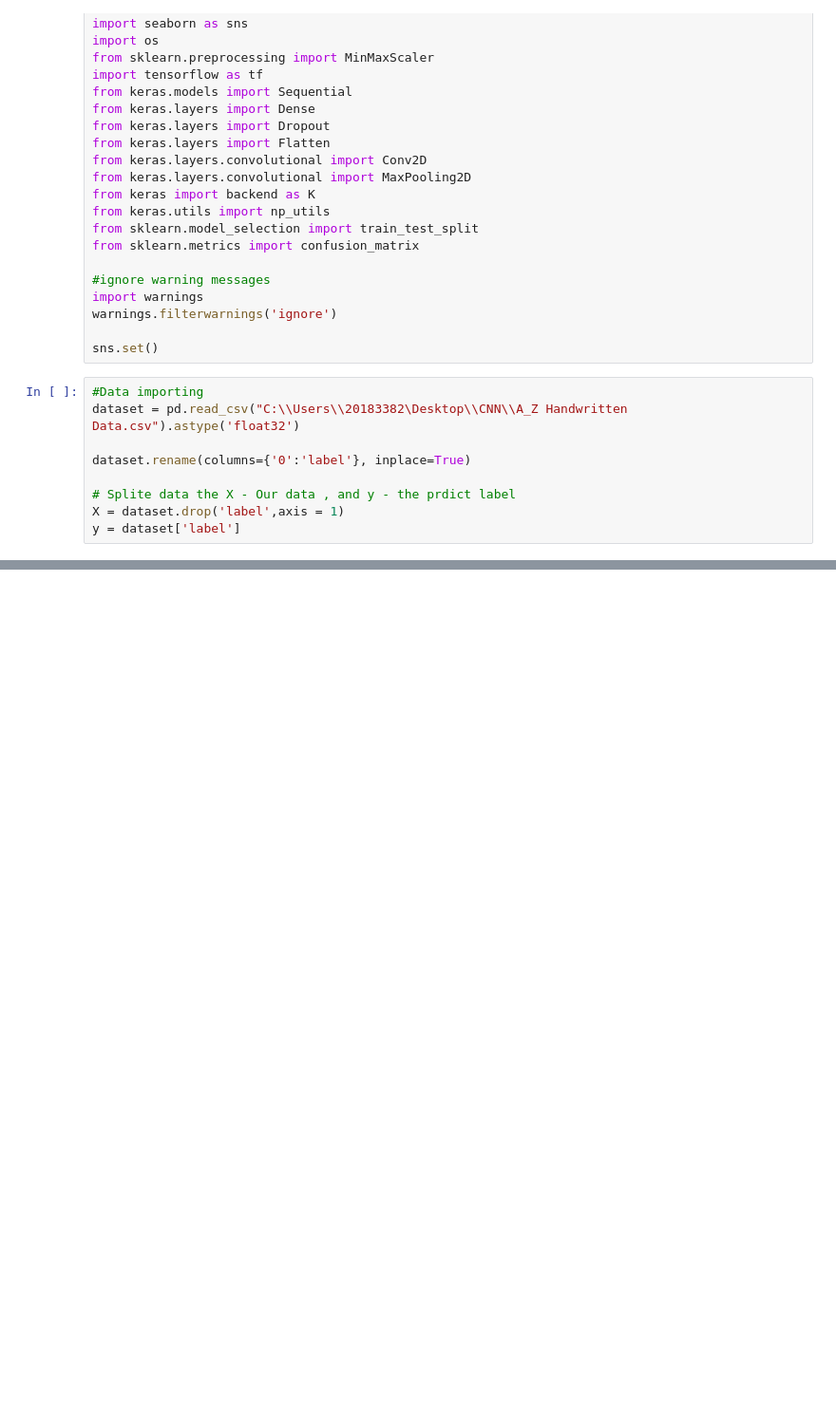
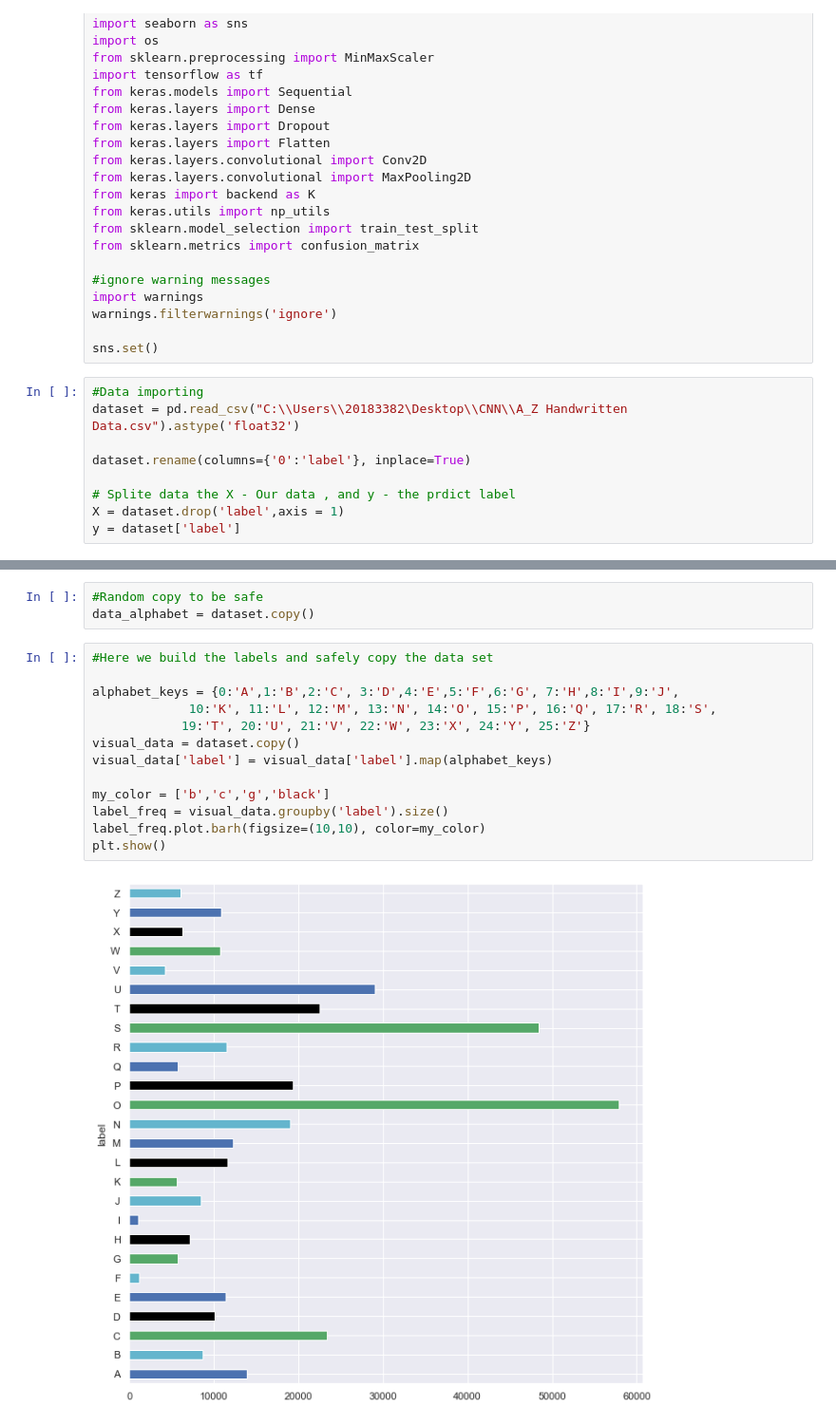
Before and after one commit to Bandabou/CNN-letter-classification, a Jupyter notebook: CNN.ipynb, the cells around one changed output, grey strips where cells are left out. Shown: that part at 95% size. Saved outputs shown, nothing was run; the diff lists cells and outputs as text; blank space fills up the shorter version.

Commit message:
data vis

```diff
--- a/CNN.ipynb
+++ b/CNN.ipynb
@@ -39,0 +70,18 @@ y = dataset['label']
+# %%
+#Random copy to be safe
+data_alphabet = dataset.copy()
+# %%
+#Here we build the labels and safely copy the data set
+
+alphabet_keys = {0:'A',1:'B',2:'C', 3:'D',4:'E',5:'F',6:'G', 7:'H',8:'I',9:'J',
+             10:'K', 11:'L', 12:'M', 13:'N', 14:'O', 15:'P', 16:'Q', 17:'R', 18:'S',
+            19:'T', 20:'U', 21:'V', 22:'W', 23:'X', 24:'Y', 25:'Z'}
+visual_data = dataset.copy()
+visual_data['label'] = visual_data['label'].map(alphabet_keys)
+
+my_color = ['b','c','g','black']
+label_freq = visual_data.groupby('label').size()
+label_freq.plot.barh(figsize=(10,10), color=my_color)
+plt.show()
+# %% [output]
+[figure, added]
```
Also changed, not shown: parts of 4 cells of this notebook.
